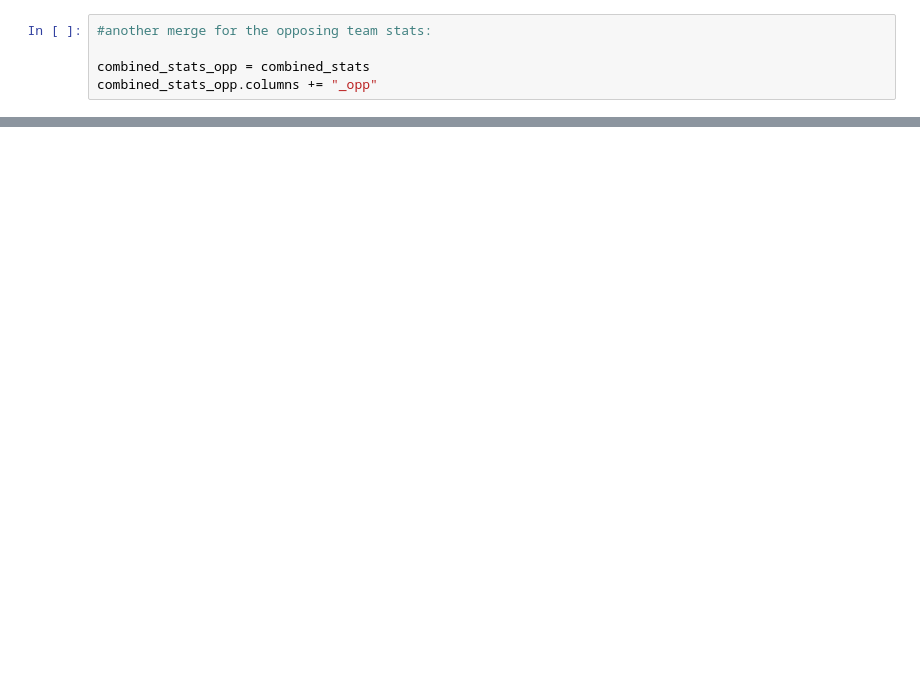
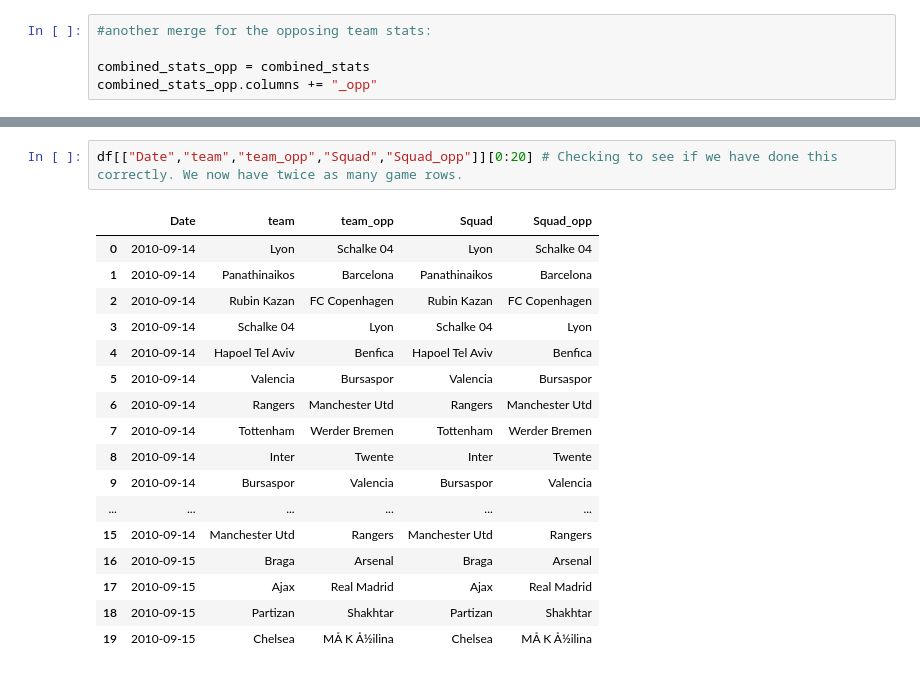
Before and after one commit to RaminVali/CL_WebScraping_ML_Prediction, a Jupyter notebook: parse_data.ipynb, the cells around one changed output, grey strips where cells are left out. Drawn from its saved outputs; the diff is of its cells as text; blank space fills up the shorter version.

```diff
--- a/parse_data.ipynb
+++ b/parse_data.ipynb
@@ -400,0 +453,20 @@ df # and this is the final product after all the cleaning, 1461 games, where we
+# %%
+df[["Date","team","team_opp","Squad","Squad_opp"]][0:20] # Checking to see if we have done this correctly. We now have twice as many game rows.
+# %% [output]
+|  | Date | team | team_opp | Squad | Squad_opp |
+| 0 | 2010-09-14 | Lyon | Schalke 04 | Lyon | Schalke 04 |
+| 1 | 2010-09-14 | Panathinaikos | Barcelona | Panathinaikos | Barcelona |
+| 2 | 2010-09-14 | Rubin Kazan | FC Copenhagen | Rubin Kazan | FC Copenhagen |
+| 3 | 2010-09-14 | Schalke 04 | Lyon | Schalke 04 | Lyon |
+| 4 | 2010-09-14 | Hapoel Tel Aviv | Benfica | Hapoel Tel Aviv | Benfica |
+| 5 | 2010-09-14 | Valencia | Bursaspor | Valencia | Bursaspor |
+| 6 | 2010-09-14 | Rangers | Manchester Utd | Rangers | Manchester Utd |
+| 7 | 2010-09-14 | Tottenham | Werder Bremen | Tottenham | Werder Bremen |
+| 8 | 2010-09-14 | Inter | Twente | Inter | Twente |
+| 9 | 2010-09-14 | Bursaspor | Valencia | Bursaspor | Valencia |
+| ... | ... | ... | ... | ... | ... |
+| 15 | 2010-09-14 | Manchester Utd | Rangers | Manchester Utd | Rangers |
+| 16 | 2010-09-15 | Braga | Arsenal | Braga | Arsenal |
+| 17 | 2010-09-15 | Ajax | Real Madrid | Ajax | Real Madrid |
+| 18 | 2010-09-15 | Partizan | Shakhtar | Partizan | Shakhtar |
+| 19 | 2010-09-15 | Chelsea | MÅ K Å½ilina | Chelsea | MÅ K Å½ilina |
```
Also changed, not shown: parts of 23 cells of this notebook.
